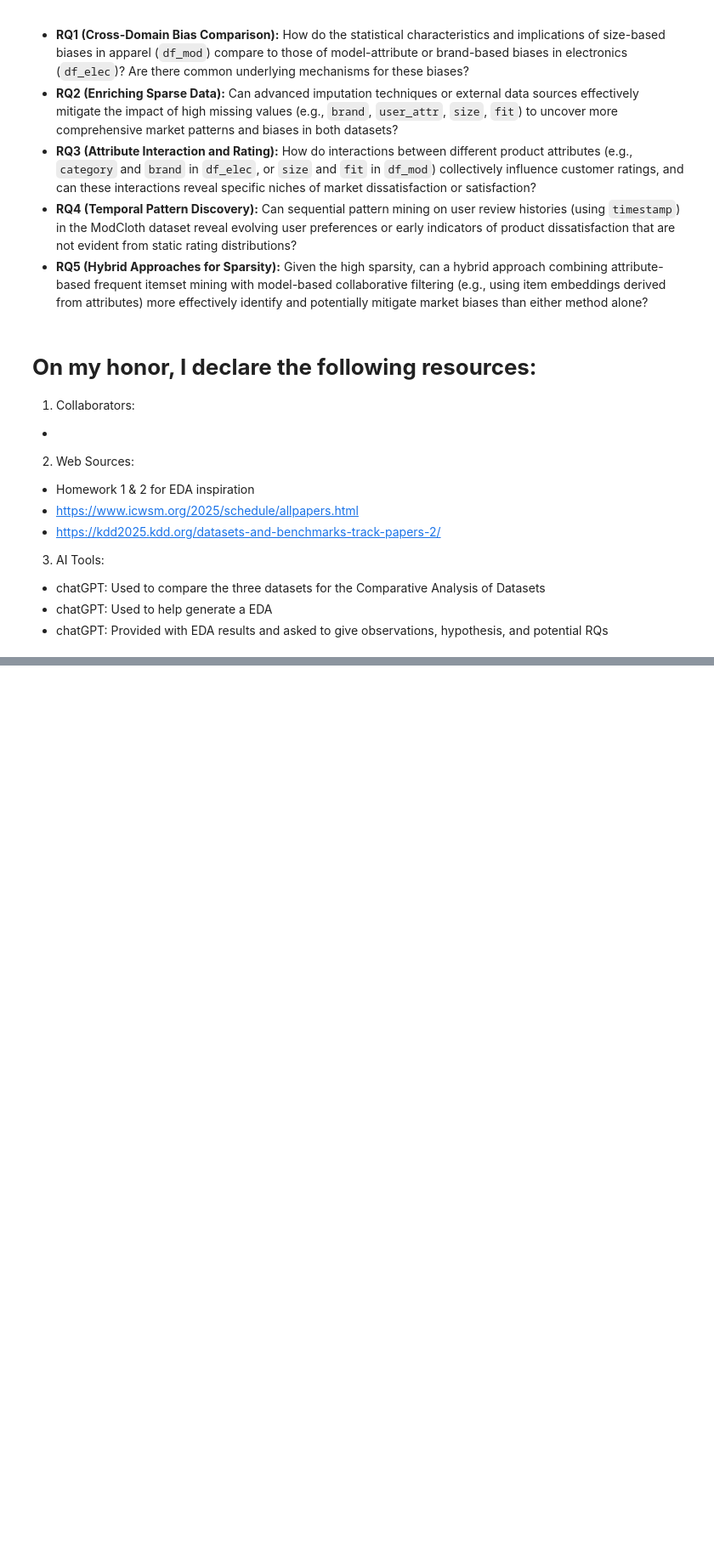
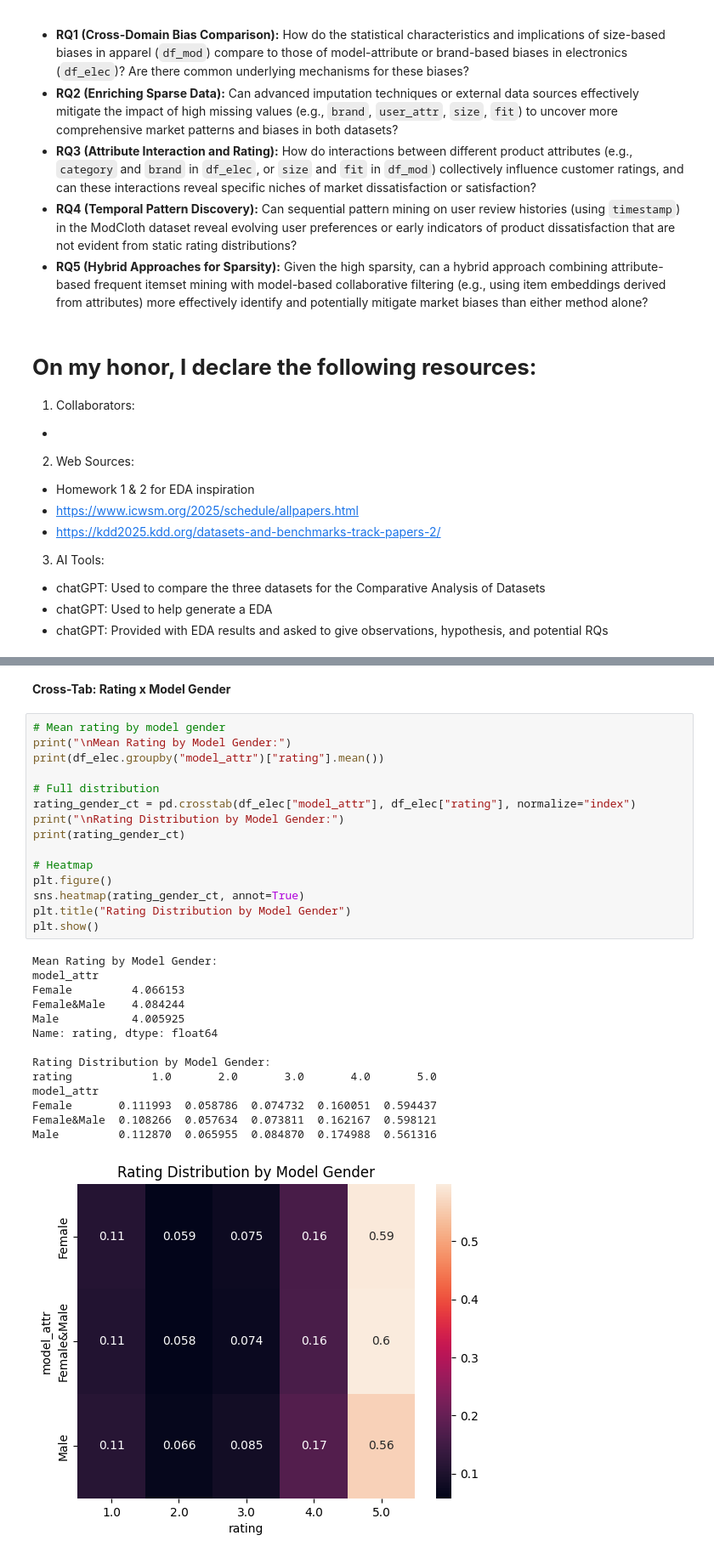
Before and after one commit to lejonathan24/CSCE676-Project, a Jupyter notebook: 129002924_Project.ipynb, the cells around one changed output, grey strips where cells are left out. Shown at 85% size. Saved outputs shown, nothing was run; the diff lists cells and outputs as text; blank space fills up the shorter version.

```diff
--- a/129002924_Project.ipynb
+++ b/129002924_Project.ipynb
@@ -516,0 +608,32 @@ New Hypotheses
+# %% [markdown]
+**Cross-Tab: Rating x Model Gender**
+# %%
+# Mean rating by model gender
+print("\nMean Rating by Model Gender:")
+print(df_elec.groupby("model_attr")["rating"].mean())
+
+# Full distribution
+rating_gender_ct = pd.crosstab(df_elec["model_attr"], df_elec["rating"], normalize="index")
+print("\nRating Distribution by Model Gender:")
+print(rating_gender_ct)
+
+# Heatmap
+plt.figure()
+sns.heatmap(rating_gender_ct, annot=True)
+plt.title("Rating Distribution by Model Gender")
+plt.show()
+# %% [output]
+Mean Rating by Model Gender:
+model_attr
+Female         4.066153
+Female&Male    4.084244
+Male           4.005925
+Name: rating, dtype: float64
+
+Rating Distribution by Model Gender:
+rating            1.0       2.0       3.0       4.0       5.0
+model_attr
+Female       0.111993  0.058786  0.074732  0.160051  0.594437
+Female&Male  0.108266  0.057634  0.073811  0.162167  0.598121
+Male         0.112870  0.065955  0.084870  0.174988  0.561316
+[figure, added]
```
Also changed, not shown: parts of 26 cells of this notebook.
